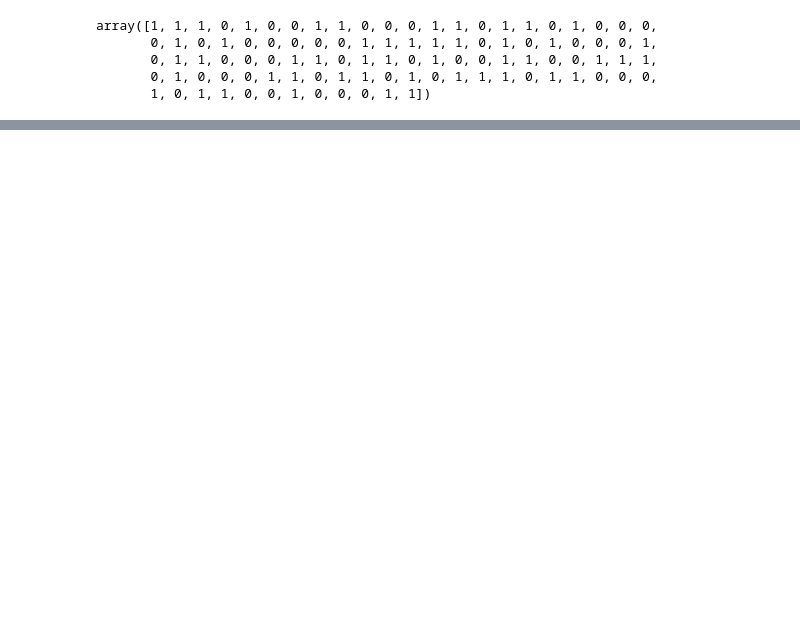
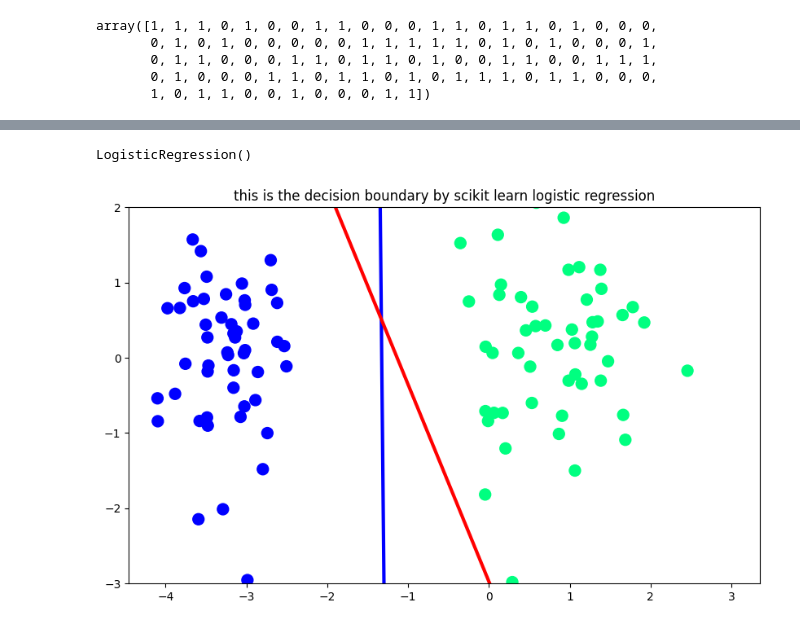
Before and after one commit to dame-cell/100daysofml, a Jupyter notebook: Logistic regression .ipynb, the cells around one changed output, grey strips where cells are left out. Saved outputs shown, nothing was run; the diff lists cells and outputs as text; code cells hidden in the pictures; blank space fills up the shorter version.

Commit message:
logistic regression

```diff
--- a/Logistic regression .ipynb
+++ b/Logistic regression .ipynb
@@ -271,0 +273,27 @@ plt.ylim(-3,2)
+# %%
+# now lets see how the scikit learn logistic regression works
+
+from sklearn.linear_model import LogisticRegression
+
+model1 = LogisticRegression()
+model1.fit(x, y)
+# %% [output]
+LogisticRegression()
+# %%
+m = -(model1.coef_[0][0] / model1.coef_[0][1])
+b = -(model1.intercept_/ model1.coef_[0][1])
+# %%
+x_input1 = np.linspace(-3,3,100)
+y_input1 = m*x_input + b
+# %%
+plt.figure(figsize=(10,6))
+plt.plot(x_input1, y_input1, color='blue', linewidth=3)
+plt.plot(x_input,y_input,color='red',linewidth=3)
+plt.scatter(x[:,0], x[:,1], c=y, cmap='winter', s=100)
+plt.ylim(-3, 2)
+plt.title("this is the decision boundary by scikit learn logistic regression")
+plt.show()
+
+# here
+# %% [output]
+[figure, added]
```
Also changed, not shown: parts of 22 cells of this notebook.
